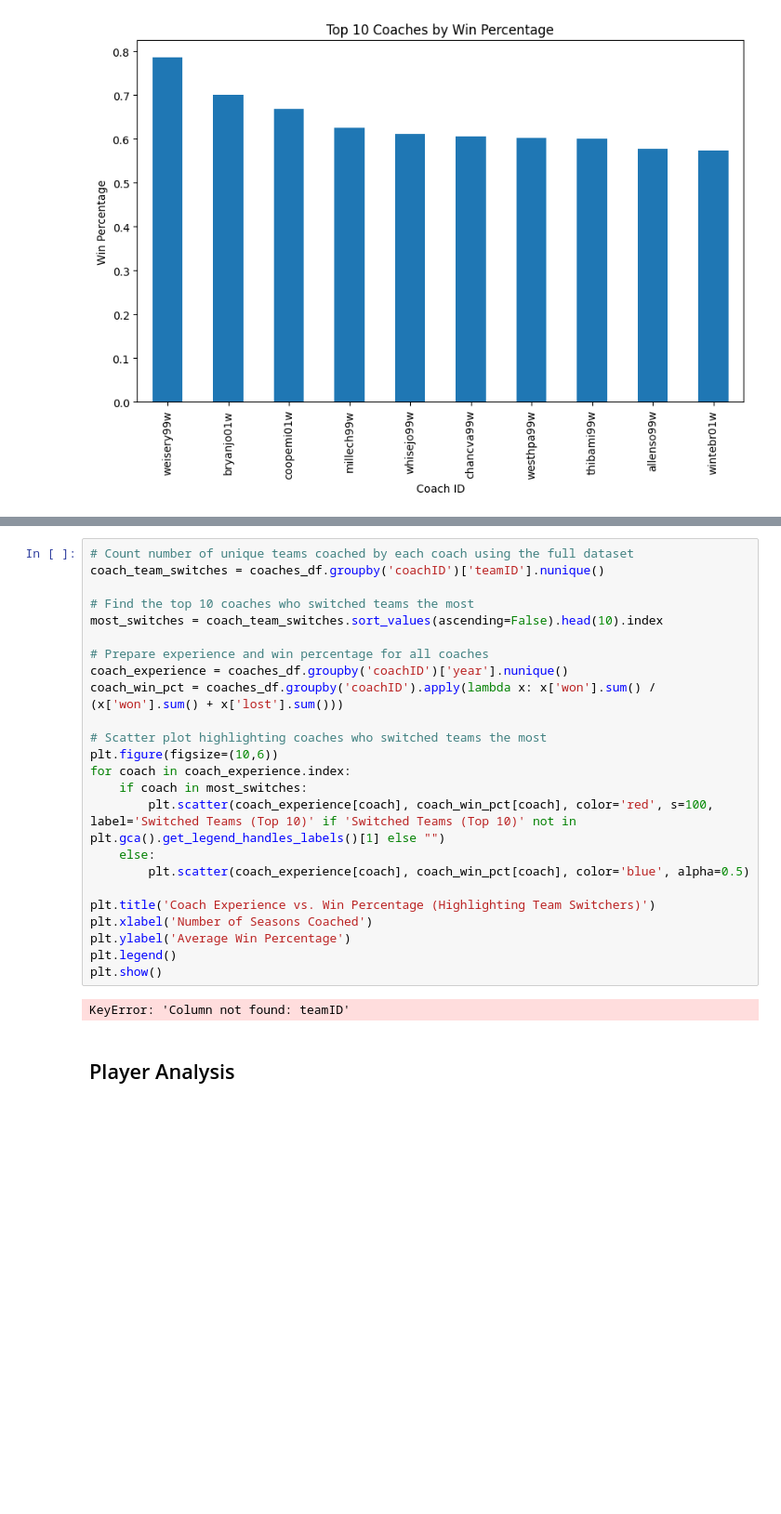
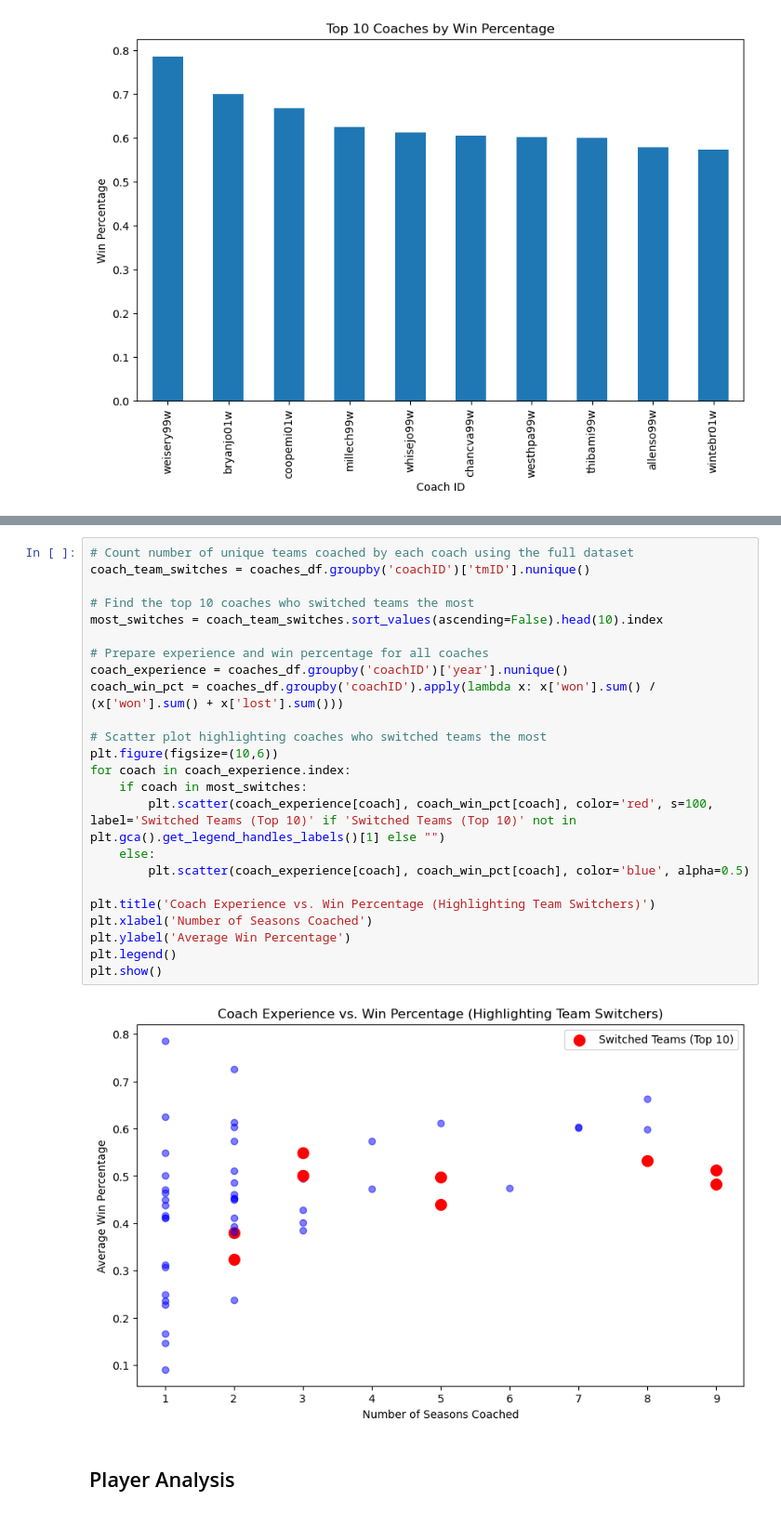
Before and after one commit to diogovenade/ac-wnba, a Jupyter notebook: src/book.ipynb, the cells around one changed output, grey strips where cells are left out. Shown at 93% size. Drawn from its saved outputs; the diff is of its cells as text; blank space fills up the shorter version.

Commit message:
Team analysis.

```diff
--- a/src/book.ipynb
+++ b/src/book.ipynb
@@ -70,29 +70,29 @@ plt.show()
 # %%
 # Count number of unique teams coached by each coach using the full dataset
-coach_team_switches = coaches_df.groupby('coachID')['teamID'].nunique()
+coach_team_switches = coaches_df.groupby('coachID')['tmID'].nunique()
 
 # Find the top 10 coaches who switched teams the most
 most_switches = coach_team_switches.sort_values(ascending=False).head(10).index
 
 # Prepare experience and win percentage for all coaches
 coach_experience = coaches_df.groupby('coachID')['year'].nunique()
 coach_win_pct = coaches_df.groupby('coachID').apply(lambda x: x['won'].sum() / (x['won'].sum() + x['lost'].sum()))
 
 # Scatter plot highlighting coaches who switched teams the most
 plt.figure(figsize=(10,6))
 for coach in coach_experience.index:
     if coach in most_switches:
         plt.scatter(coach_experience[coach], coach_win_pct[coach], color='red', s=100, label='Switched Teams (Top 10)' if 'Switched Teams (Top 10)' not in plt.gca().get_legend_handles_labels()[1] else "")
     else:
         plt.scatter(coach_experience[coach], coach_win_pct[coach], color='blue', alpha=0.5)
 
 plt.title('Coach Experience vs. Win Percentage (Highlighting Team Switchers)')
 plt.xlabel('Number of Seasons Coached')
 plt.ylabel('Average Win Percentage')
 plt.legend()
 plt.show()
 # %% [output]
-KeyError: 'Column not found: teamID'
+[figure, added]
 # %% [markdown]
 ## Player Analysis
 # %%
```
Also changed, not shown: parts of 18 cells of this notebook.
